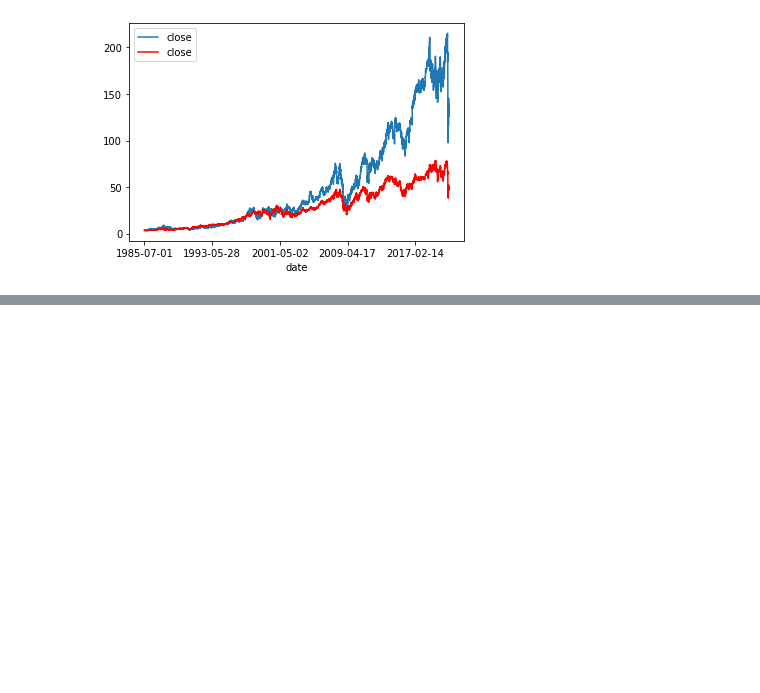
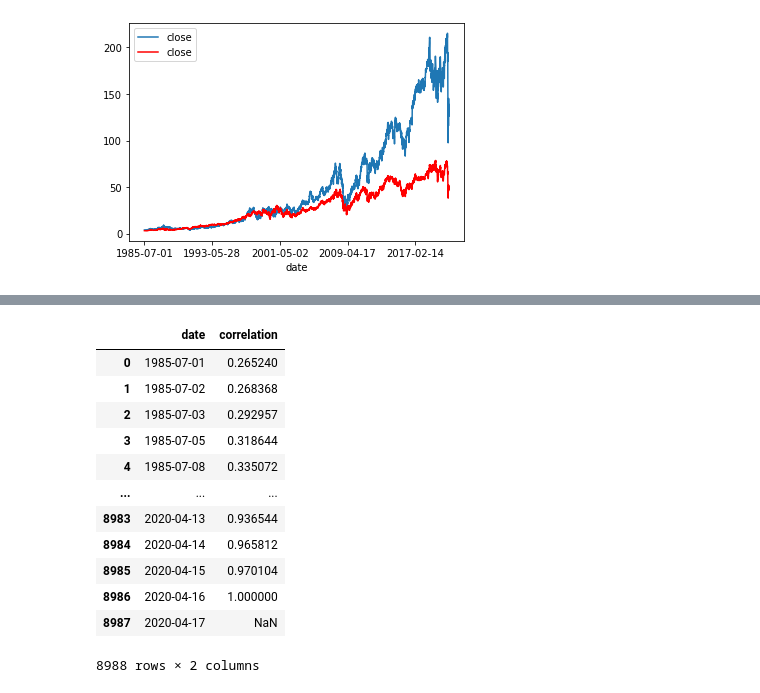
Before and after one commit to jonhilgart22/daily_trading, a Jupyter notebook: notebooks/train_model.ipynb, the cells around one changed output, grey strips where cells are left out. Saved outputs shown, nothing was run; the diff lists cells and outputs as text; code cells hidden in the pictures; blank space fills up the shorter version.

```diff
--- a/notebooks/train_model.ipynb
+++ b/notebooks/train_model.ipynb
@@ -147,0 +163,16 @@ for first_stock in dict_of_stocks_and_dfs.keys():
+# %%
+correlation_df
+# %% [output]
+|  | date | correlation |
+| 0 | 1985-07-01 | 0.265240 |
+| 1 | 1985-07-02 | 0.268368 |
+| 2 | 1985-07-03 | 0.292957 |
+| 3 | 1985-07-05 | 0.318644 |
+| 4 | 1985-07-08 | 0.335072 |
+| ... | ... | ... |
+| 8983 | 2020-04-13 | 0.936544 |
+| 8984 | 2020-04-14 | 0.965812 |
+| 8985 | 2020-04-15 | 0.970104 |
+| 8986 | 2020-04-16 | 1.000000 |
+| 8987 | 2020-04-17 | NaN |
+8988 rows × 2 columns
```
Also changed, not shown: parts of 21 cells of this notebook, 2 other files.
